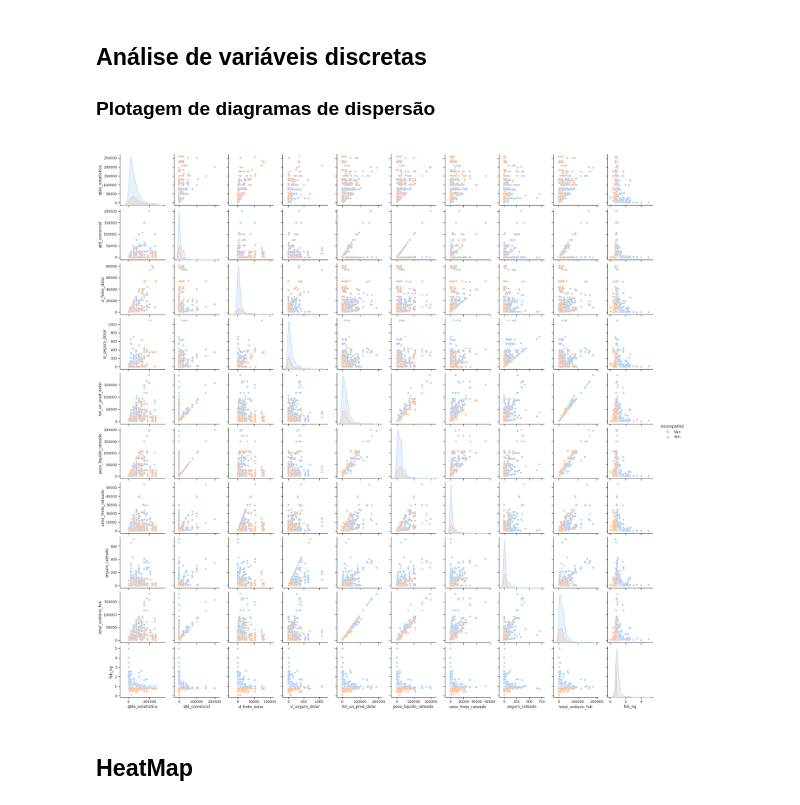
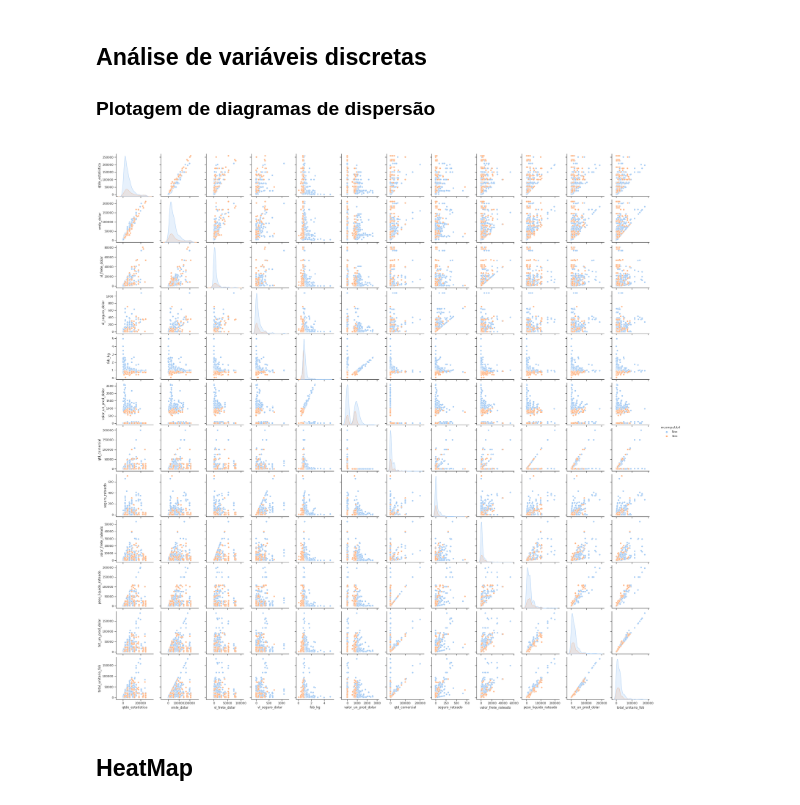
Before and after one commit to Mastroiani/TCC, a Jupyter notebook: TTOAED.ipynb, the cells around one changed output. Drawn from its saved outputs; the diff is of its cells as text; code cells hidden in the pictures.

```diff
--- a/TTOAED.ipynb
+++ b/TTOAED.ipynb
@@ -956,23 +958,24 @@ df_medias
 <b>
 # %%
 #plt.subplots(figsize=(12,10))
-sns.pairplot(df_aed[[
-    'qtde_estatistica',
-    'qtd_comercial',
-    'vl_frete_dolar',
-    'vl_seguro_dolar',
-    'tot_un_prod_dolar',
-    'peso_liquido_rateado',
-    'valor_frete_rateado',
-    'seguro_rateado',
-    'total_unitario_fob',
-    'fob_kg',
-    'incompatibil'
-     ]],hue='incompatibil')
+sns.pairplot(df_aed[['qtde_estatistica',
+                    'vmle_dolar',
+                    'vl_frete_dolar',
+                    'vl_seguro_dolar',
+                    'fob_kg',
+                    'valor_un_prod_dolar',
+                    'qtd_comercial',
+                    'seguro_rateado',
+                    'valor_frete_rateado',
+                    'peso_liquido_rateado',
+                    'tot_un_prod_dolar',
+                    'total_unitario_fob',
+                    'incompatibil'
+                    ]],hue='incompatibil')
 
 plt.savefig('relacao_variaveis.png')
 # %% [output]
-[figure, old version]
+[figure, new version]
 # %% [markdown]
 <h2>HeatMap</h2>
 # %%
```
Also changed, not shown: parts of 14 cells of this notebook.
